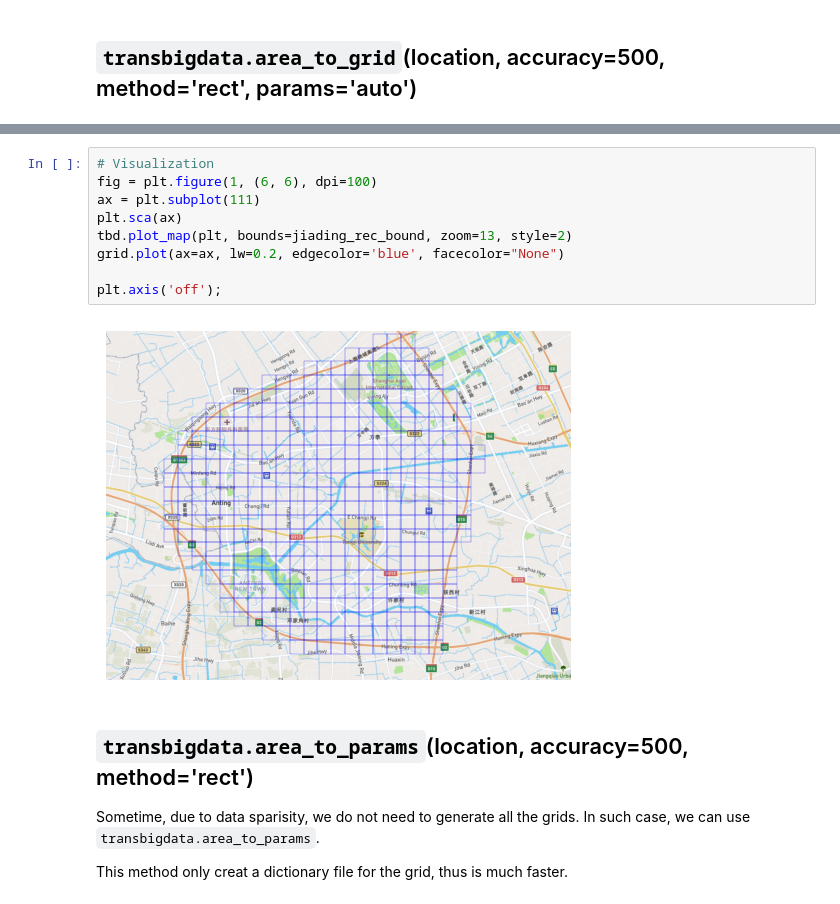
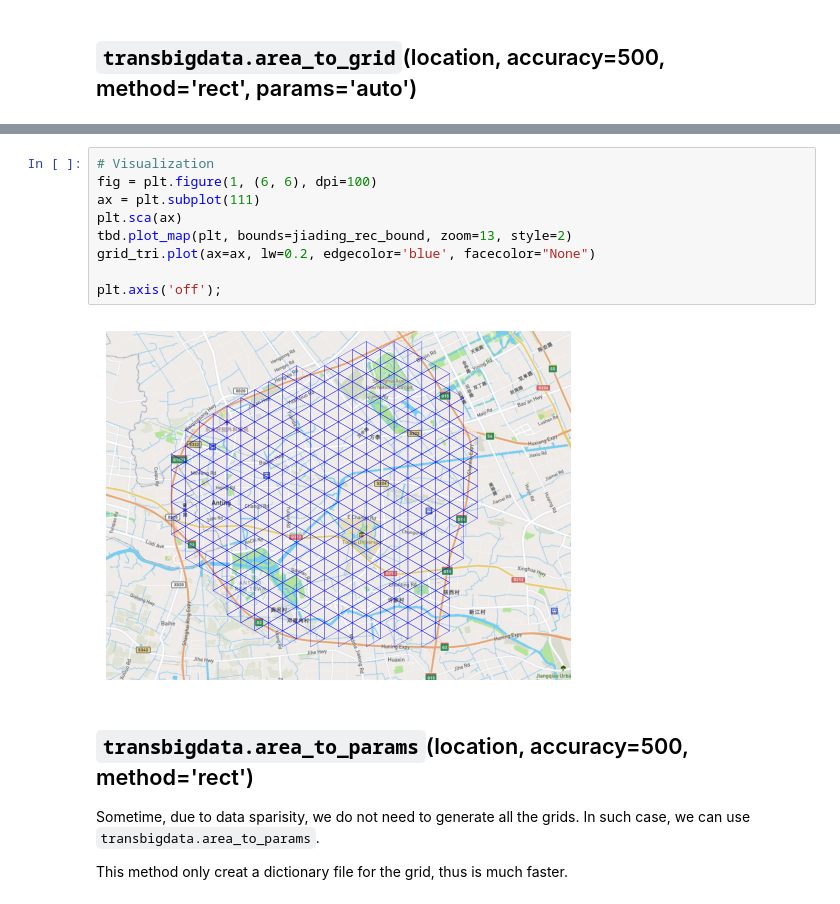
Before and after one commit to ni1o1/transbigdata, a Jupyter notebook: example/TBD_Core_Functions.ipynb, the cells around one changed output, grey strips where cells are left out. Saved outputs shown, nothing was run; the diff lists cells and outputs as text.

```diff
--- a/example/TBD_Core_Functions.ipynb
+++ b/example/TBD_Core_Functions.ipynb
@@ -61,14 +71,14 @@ KeyError: 'loncol_1'
 # %%
 # Visualization
 fig = plt.figure(1, (6, 6), dpi=100)
 ax = plt.subplot(111)
 plt.sca(ax)
 tbd.plot_map(plt, bounds=jiading_rec_bound, zoom=13, style=2)
-grid.plot(ax=ax, lw=0.2, edgecolor='blue', facecolor="None")
+grid_tri.plot(ax=ax, lw=0.2, edgecolor='blue', facecolor="None")
 
 plt.axis('off');
 # %% [output]
-[figure, old version]
+[figure, new version]
 # %% [markdown]
 ## `transbigdata.area_to_params`(location, accuracy=500, method='rect')
 
```
Also changed, not shown: parts of 10 cells of this notebook.
